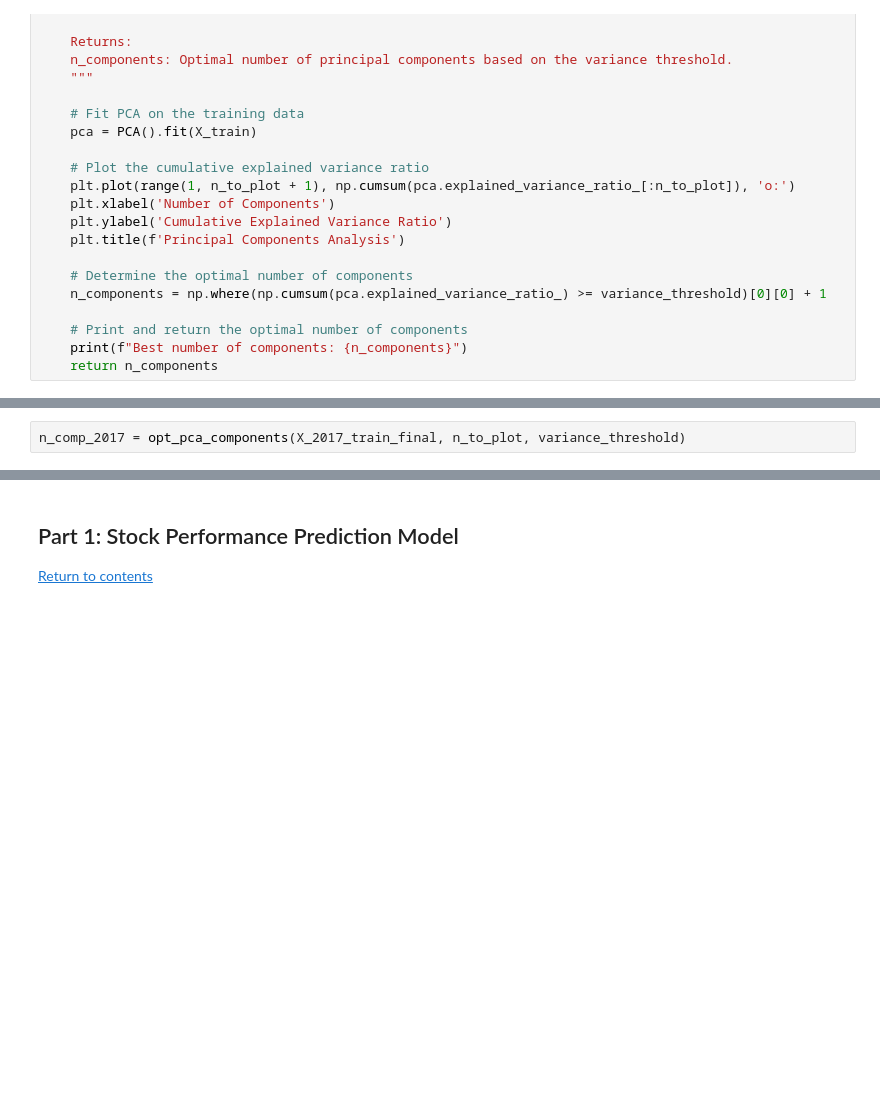
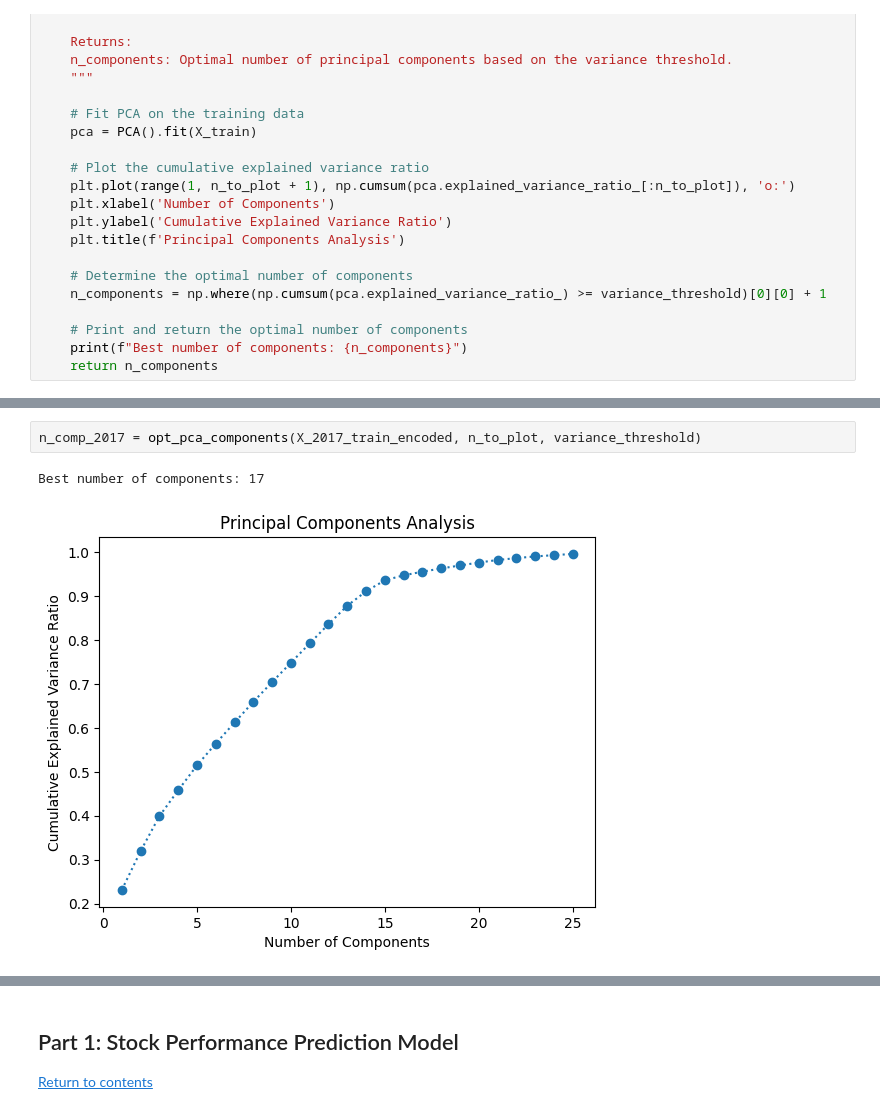
Before and after one commit to susannahsu/apcomp209a-final-project, a Jupyter notebook: try_out.ipynb, the cells around one changed output, grey strips where cells are left out. Saved outputs shown, nothing was run; the diff lists cells and outputs as text; blank space fills up the shorter version.

```diff
--- a/try_out.ipynb
+++ b/try_out.ipynb
@@ -1364,3 +1448,6 @@ n_comp_2016 = opt_pca_components(X_2016_train_final, n_to_plot, variance_thresho
 # %%
-n_comp_2017 = opt_pca_components(X_2017_train_final, n_to_plot, variance_threshold)
+n_comp_2017 = opt_pca_components(X_2017_train_encoded, n_to_plot, variance_threshold)
+# %% [output]
+Best number of components: 17
+[figure, added]
 # %%
```
Also changed, not shown: parts of 42 cells of this notebook.
